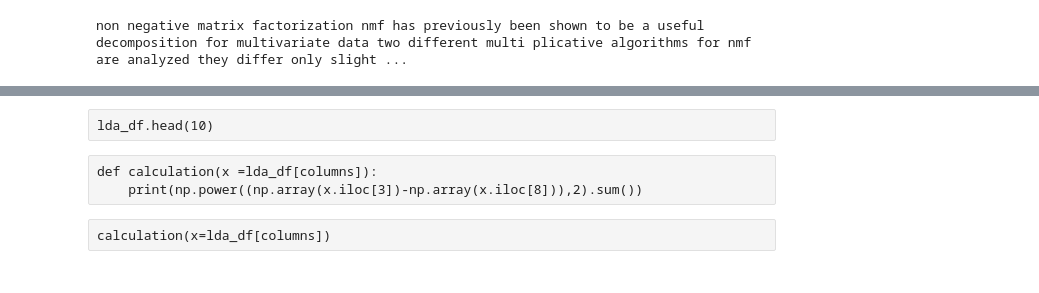
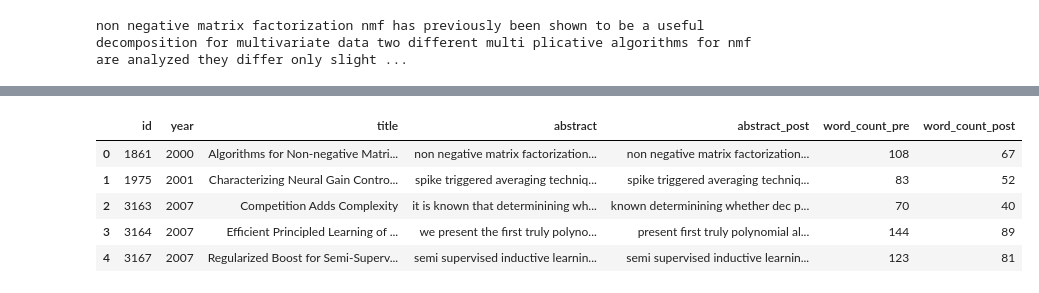
Before and after one commit to leapfrogtechnology/journal-recommendation, a Jupyter notebook: journal_reccomendation.ipynb, the cells around one changed output, grey strips where cells are left out. Cells and saved outputs as stored; diff of their text form; code cells hidden in the pictures.

```diff
--- a/journal_reccomendation.ipynb
+++ b/journal_reccomendation.ipynb
@@ -236,7 +163,0 @@ lda_df = pd.concaat(objs=[data_df,pd.DataFrame(lda_output,columns=columns).apply
-# %% [raw]
-lda_df.head(10)
-# %% [raw]
-def calculation(x =lda_df[columns]):
-    print(np.power((np.array(x.iloc[3])-np.array(x.iloc[8])),2).sum())
-# %% [raw]
-calculation(x=lda_df[columns])
@@ -242,0 +179,9 @@ calculation(x=lda_df[columns])
+# %%
+data_df.head()
+# %% [output]
+|  | id | year | title | abstract | abstract_post | word_count_pre | word_count_post |
+| 0 | 1861 | 2000 | Algorithms for Non-negative Matri... | non negative matrix factorization... | non negative matrix factorization... | 108 | 67 |
+| 1 | 1975 | 2001 | Characterizing Neural Gain Contro... | spike triggered averaging techniq... | spike triggered averaging techniq... | 83 | 52 |
+| 2 | 3163 | 2007 | Competition Adds Complexity | it is known that determinining wh... | known determinining whether dec p... | 70 | 40 |
+| 3 | 3164 | 2007 | Efficient Principled Learning of ... | we present the first truly polyno... | present first truly polynomial al... | 144 | 89 |
+| 4 | 3167 | 2007 | Regularized Boost for Semi-Superv... | semi supervised inductive learnin... | semi supervised inductive learnin... | 123 | 81 |
```
Also changed, not shown: parts of 52 cells of this notebook.
